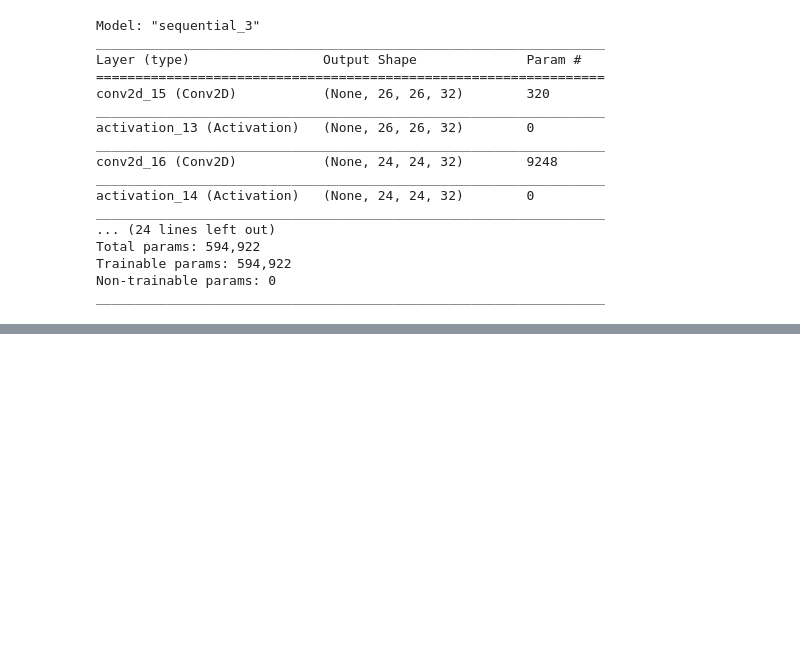
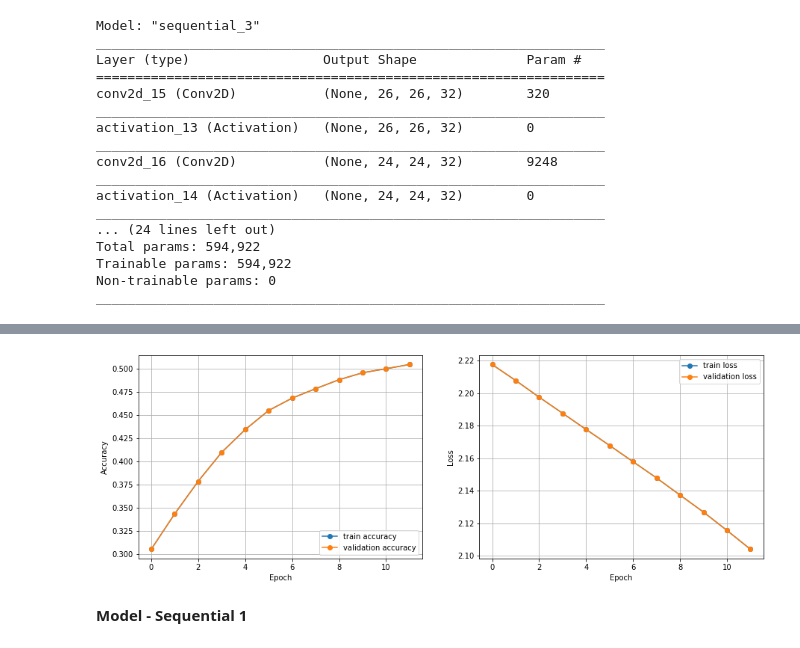
Before and after one commit to afridimozumder/cvpr_aiub, a Jupyter notebook: mid_project.ipynb, the cells around one changed output, grey strips where cells are left out. Drawn from its saved outputs; the diff is of its cells as text; code cells hidden in the pictures; blank space fills up the shorter version.

```diff
--- a/mid_project.ipynb
+++ b/mid_project.ipynb
@@ -151,6 +151,6 @@ model.compile(optimizer=tf.keras.optimizers.Adadelta(),
 			loss=keras.losses.categorical_crossentropy,
 			metrics=['accuracy'])
 
-model.fit(x_train, y_train, epochs=12, batch_size=500)
+r=model.fit(x_train, y_train, epochs=12, batch_size=500)
 # %% [output]
 Epoch 1/12
@@ -174,3 +173,26 @@ Epoch 12/12
+# %%
+import matplotlib.pyplot as plt
+
+plt.figure(figsize=(15,5))
+plt.subplot(1,2,1)
+plt.plot(r.history['accuracy'], 'o-', label='train accuracy')
+plt.plot(r.history['accuracy'], 'o-', label = 'validation accuracy')
+plt.xlabel('Epoch')
+plt.ylabel('Accuracy')
+plt.grid(True)
+plt.legend(loc='lower right')
+
+plt.subplot(1,2,2)
+plt.plot(r.history['loss'], 'o-', label='train loss')
+plt.plot(r.history['loss'], 'o-', label='validation loss')
+plt.xlabel('Epoch')
+plt.ylabel('Loss')
+plt.grid(True)
+plt.legend(loc='upper right')
+
+plt.show()
+# %% [output]
+[figure, added]
 # %%
 import tensorflow as tf
 from keras.optimizer_v2 import optimizer_v2
@@ -176,0 +202,2 @@ from keras.optimizer_v2 import optimizer_v2
+# %% [markdown]
+ **Model - Sequential 1**
```
Also changed, not shown: parts of 13 cells of this notebook.
